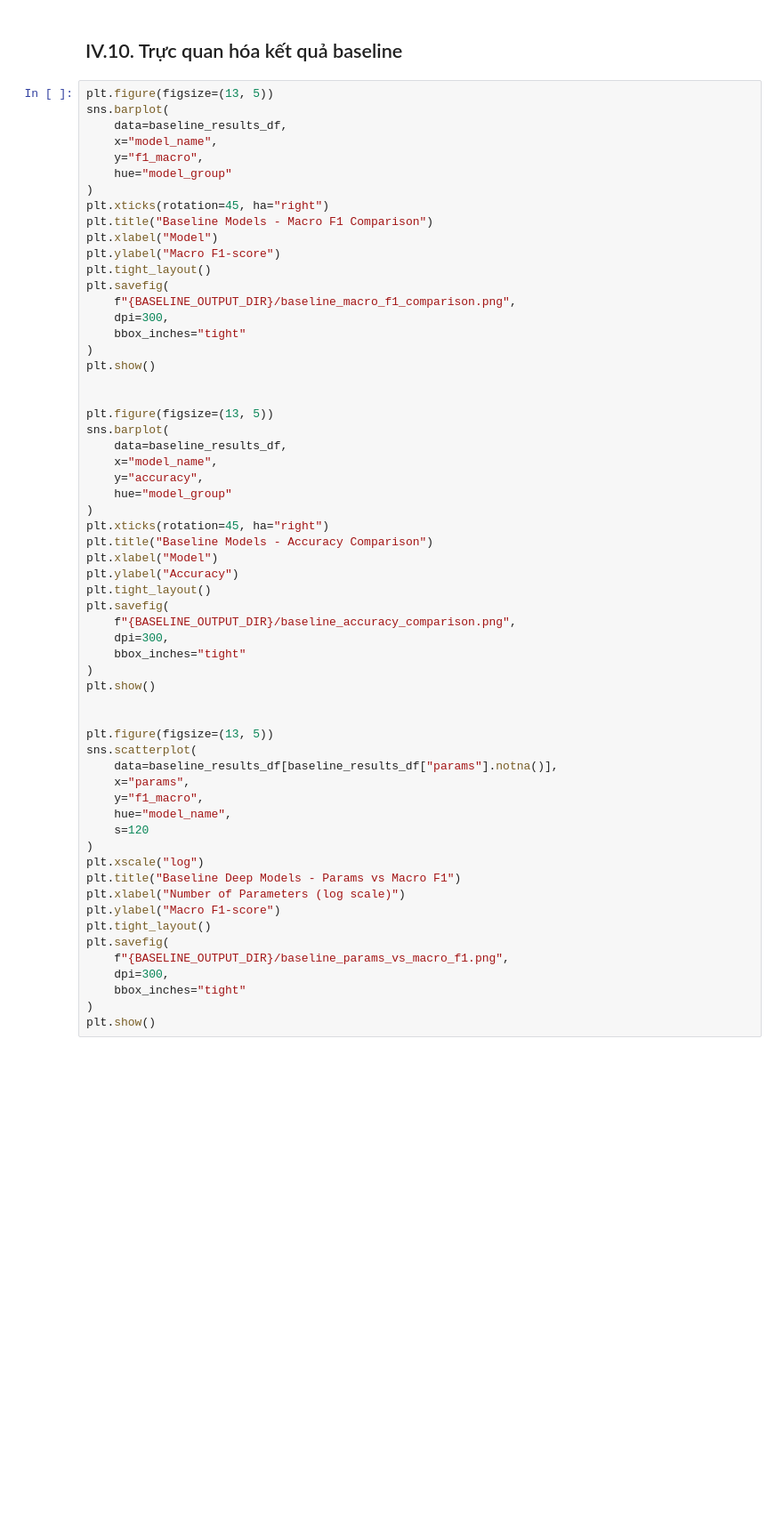
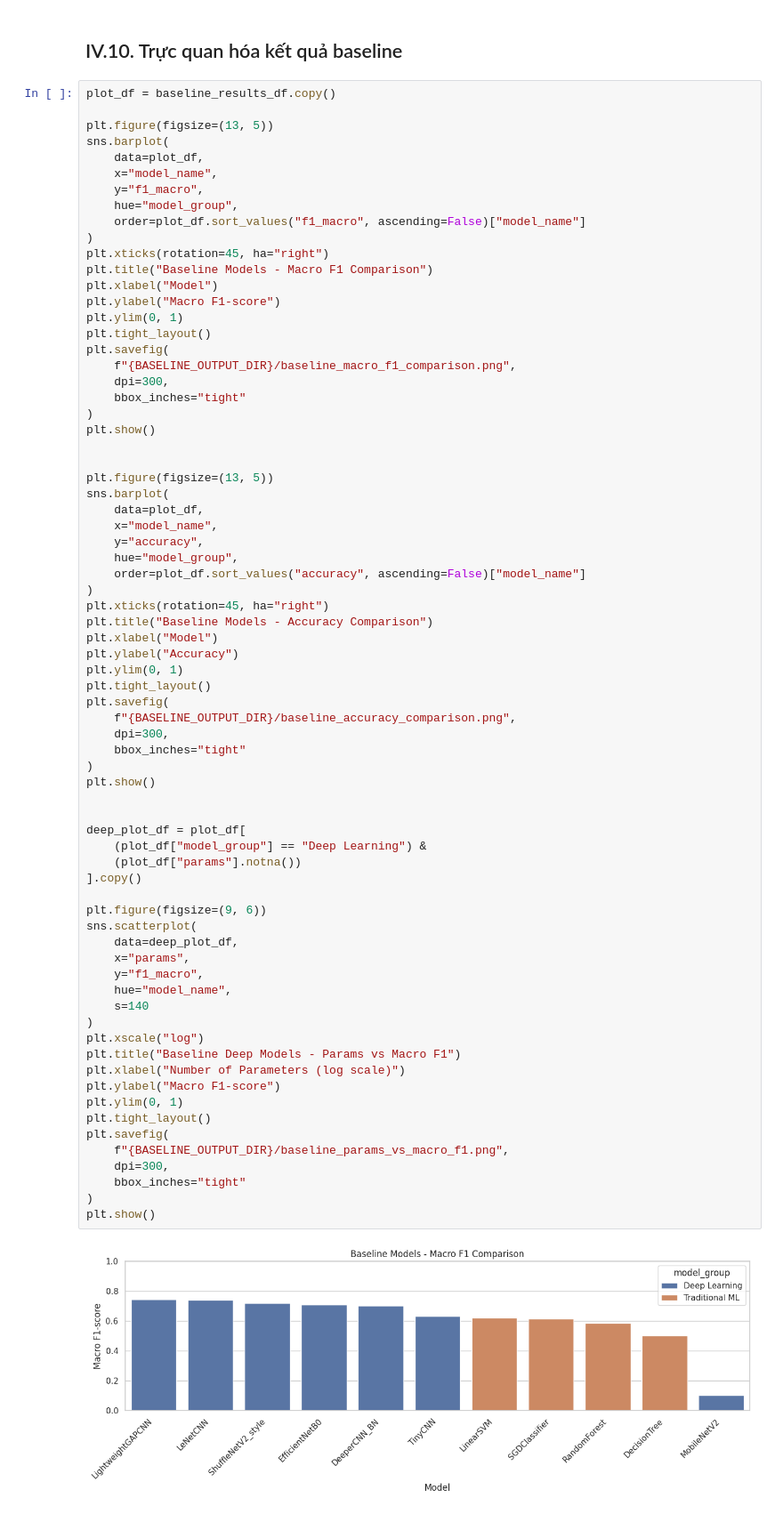
Before and after one commit to quangnguyen-james/wafermap-thesis, a Jupyter notebook: wafermap-classification-by-cae-and-lightweight.ipynb, the cells around one changed output. Shown at 89% size. Saved outputs shown, nothing was run; the diff lists cells and outputs as text; blank space fills up the shorter version.

```diff
--- a/wafermap-classification-by-cae-and-lightweight.ipynb
+++ b/wafermap-classification-by-cae-and-lightweight.ipynb
@@ -1971,17 +2252,21 @@ baseline_results_df
 # %% [markdown]
 ## IV.10. Trực quan hóa kết quả baseline
 # %%
+plot_df = baseline_results_df.copy()
+
 plt.figure(figsize=(13, 5))
 sns.barplot(
-    data=baseline_results_df,
+    data=plot_df,
     x="model_name",
     y="f1_macro",
-    hue="model_group"
+    hue="model_group",
+    order=plot_df.sort_values("f1_macro", ascending=False)["model_name"]
 )
 plt.xticks(rotation=45, ha="right")
 plt.title("Baseline Models - Macro F1 Comparison")
 plt.xlabel("Model")
 plt.ylabel("Macro F1-score")
+plt.ylim(0, 1)
 plt.tight_layout()
 plt.savefig(
     f"{BASELINE_OUTPUT_DIR}/baseline_macro_f1_comparison.png",
@@ -1993,40 +2278,50 @@ plt.show()
 
 plt.figure(figsize=(13, 5))
 sns.barplot(
-    data=baseline_results_df,
+    data=plot_df,
     x="model_name",
     y="accuracy",
-    hue="model_group"
+    hue="model_group",
+    order=plot_df.sort_values("accuracy", ascending=False)["model_name"]
 )
 plt.xticks(rotation=45, ha="right")
 plt.title("Baseline Models - Accuracy Comparison")
 plt.xlabel("Model")
 plt.ylabel("Accuracy")
+plt.ylim(0, 1)
 plt.tight_layout()
 plt.savefig(
     f"{BASELINE_OUTPUT_DIR}/baseline_accuracy_comparison.png",
     dpi=300,
     bbox_inches="tight"
 )
 plt.show()
 
 
-plt.figure(figsize=(13, 5))
+deep_plot_df = plot_df[
+    (plot_df["model_group"] == "Deep Learning") &
+    (plot_df["params"].notna())
+].copy()
+
+plt.figure(figsize=(9, 6))
 sns.scatterplot(
-    data=baseline_results_df[baseline_results_df["params"].notna()],
+    data=deep_plot_df,
     x="params",
     y="f1_macro",
     hue="model_name",
-    s=120
+    s=140
 )
 plt.xscale("log")
 plt.title("Baseline Deep Models - Params vs Macro F1")
 plt.xlabel("Number of Parameters (log scale)")
 plt.ylabel("Macro F1-score")
+plt.ylim(0, 1)
 plt.tight_layout()
 plt.savefig(
     f"{BASELINE_OUTPUT_DIR}/baseline_params_vs_macro_f1.png",
     dpi=300,
     bbox_inches="tight"
 )
 plt.show()
+# %% [output]
+[figure, added]
```
Also changed, not shown: parts of 40 cells of this notebook.
